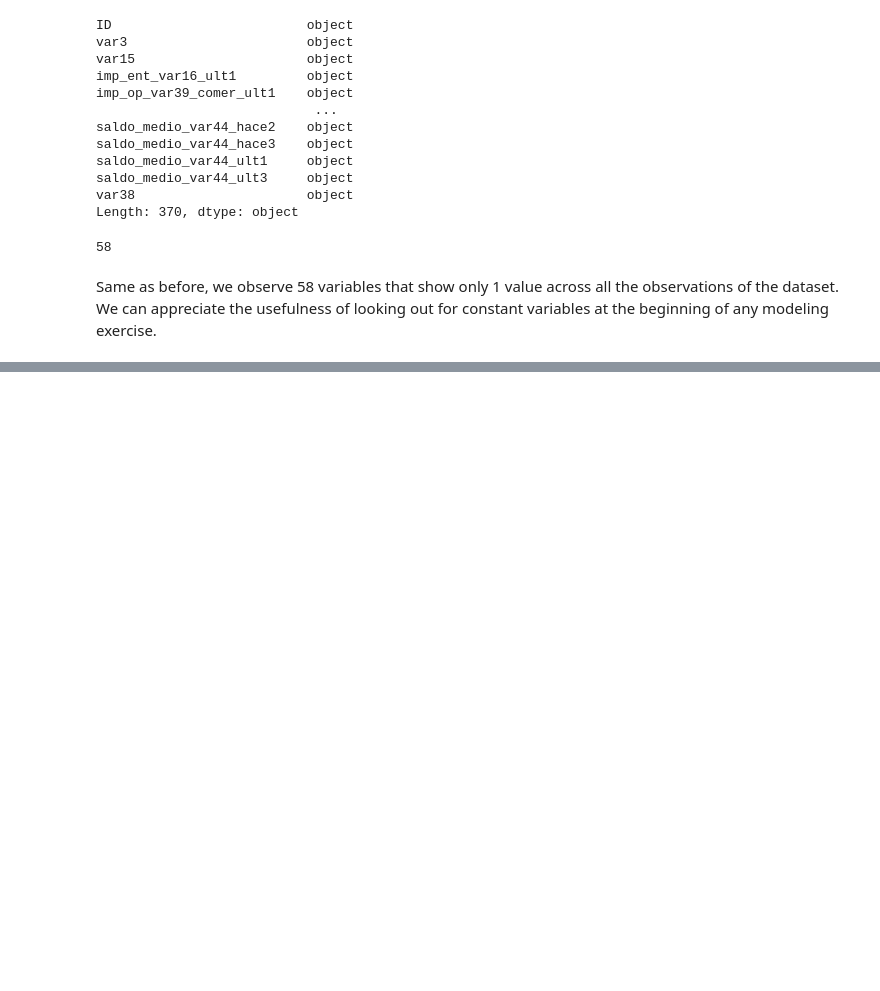
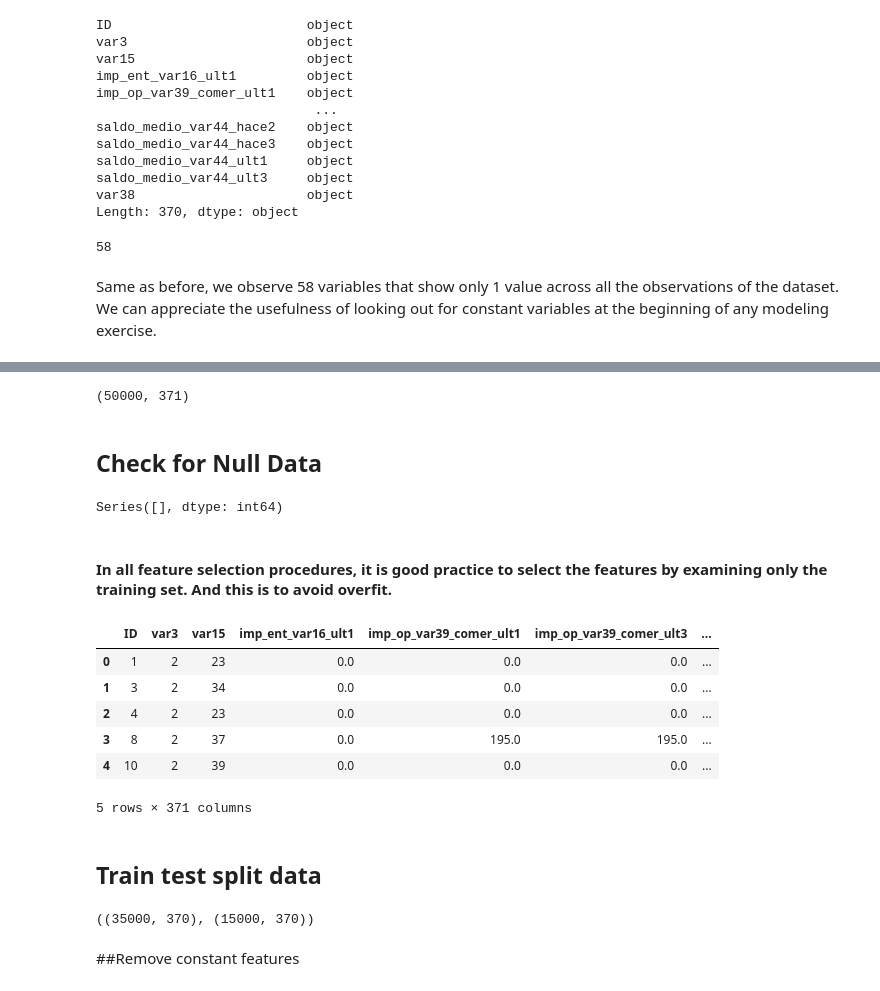
Before and after one commit to plaban1981/Feature_Selection, a Jupyter notebook: Feature_Selection.ipynb, the cells around one changed output, grey strips where cells are left out. Saved outputs shown, nothing was run; the diff lists cells and outputs as text; code cells hidden in the pictures; blank space fills up the shorter version.

```diff
--- a/Feature_Selection.ipynb
+++ b/Feature_Selection.ipynb
@@ -455,0 +475,25 @@ Same as before, we observe 58 variables that show only 1 value across all the ob
+# %%
+# load the Santander customer satisfaction dataset from Kaggle
+# I load just a few rows for the demonstration
+data = pd.read_csv('Santander_train.csv', nrows=50000)
+data.shape
+# %% [output]
+(50000, 371)
+# %% [markdown]
+## Check for Null Data
+# %%
+data.isnull().sum()[data.isnull().sum() > 0]
+# %% [output]
+Series([], dtype: int64)
+# %% [markdown]
+#### In all feature selection procedures, it is good practice to select the features by examining only the training set. And this is to avoid overfit.
+# %%
+data.head()
+# %% [output]
+|  | ID | var3 | var15 | imp_ent_var16_ult1 | imp_op_var39_comer_ult1 | imp_op_var39_comer_ult3 | ... |
+| 0 | 1 | 2 | 23 | 0.0 | 0.0 | 0.0 | ... |
+| 1 | 3 | 2 | 34 | 0.0 | 0.0 | 0.0 | ... |
+| 2 | 4 | 2 | 23 | 0.0 | 0.0 | 0.0 | ... |
+| 3 | 8 | 2 | 37 | 0.0 | 195.0 | 195.0 | ... |
+| 4 | 10 | 2 | 39 | 0.0 | 0.0 | 0.0 | ... |
+5 rows × 371 columns
@@ -455,0 +503,2 @@ Same as before, we observe 58 variables that show only 1 value across all the ob
+# %% [markdown]
+## Train test split data
@@ -455,0 +508,6 @@ Same as before, we observe 58 variables that show only 1 value across all the ob
+# %%
+X_train.shape, X_test.shape
+# %% [output]
+((35000, 370), (15000, 370))
+# %% [markdown]
+##Remove constant features
```
Also changed, not shown: parts of 36 cells of this notebook.
